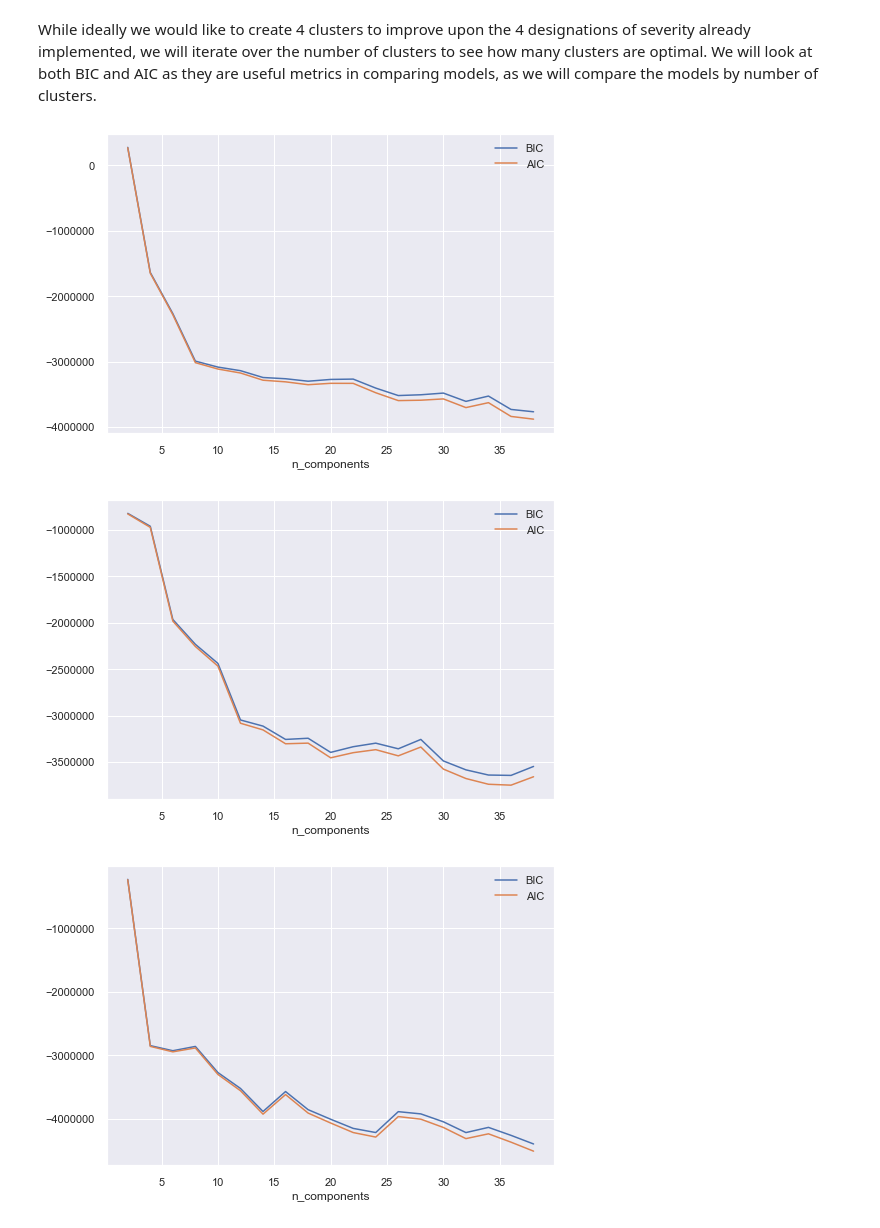
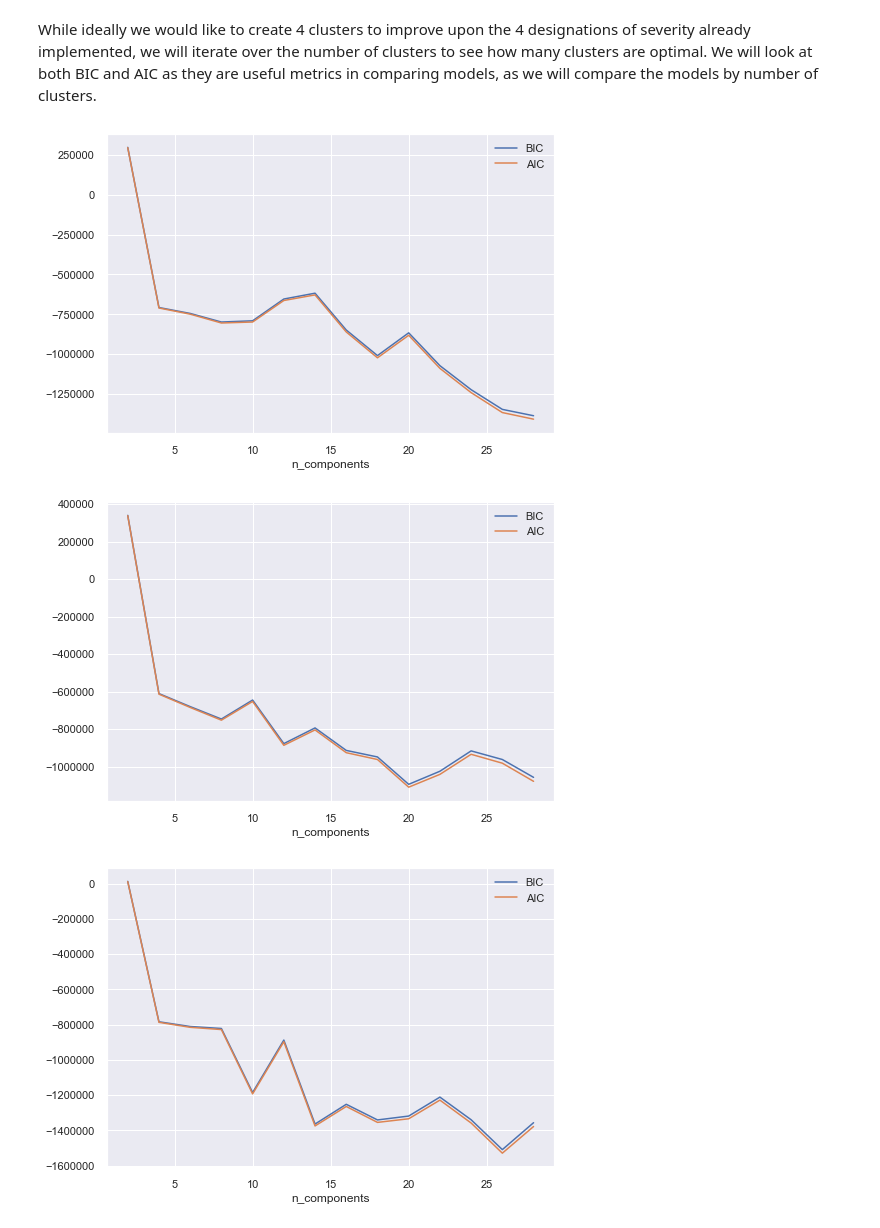
Before and after one commit to jbcroom/DS7331ProjectRepo, a Jupyter notebook: Project 3/AR_GMM_Clustering_v2.ipynb, the cells around one changed output. Saved outputs shown, nothing was run; the diff lists cells and outputs as text; code cells hidden in the pictures.

Commit message:
Allison updating v2 GMM Clustering

```diff
--- a/Project 3/AR_GMM_Clustering_v2.ipynb
+++ b/Project 3/AR_GMM_Clustering_v2.ipynb
@@ -62,3 +54,36 @@ df2 = df2.sort_values("Start_Time")
+# %%
+# df_ungroupedSev.columns
+# I am including weather data and important variables from Lab 2 for predicting severity
+# (mainly whether the accident occured near a junction of some kind)
+# I will not be including Severity in the clustering since that is assessed at a later time, but want to look at it later
+# I'm removing Distance(mi), Time Duration because I think it may be data leakage
+
+# df = df_ungroupedSev[['Severity', 'Start_Lat', 'Start_Lng','Temperature(F)',
+#                       'Wind_Chill(F)', 'Humidity(%)', 'Pressure(in)', 'Visibility(mi)',
+#                       'Wind_Speed(mph)', 'Precipitation(in)','Crossing', 'Yield', 'Junction',
+#                       'Stop', 'Traffic_Signal',
+#                       'Start_Hour', 'Start_Time', 'Side_L',
+#                       'Start_Weekday_Fri', 'Start_Weekday_Mon', 'Start_Weekday_Sat',
+#                       'Start_Weekday_Sun', 'Start_Weekday_Thu', 'Start_Weekday_Tue','Weather_Condition_Collapsed_Clear',
+#        'Weather_Condition_Collapsed_Clear/Windy',
+#        'Weather_Condition_Collapsed_Cloudy',
+#        'Weather_Condition_Collapsed_Cloudy/Windy',
+#        'Weather_Condition_Collapsed_Dust',
+#        'Weather_Condition_Collapsed_Dust/Windy',
+#        'Weather_Condition_Collapsed_Fog', 'Weather_Condition_Collapsed_Icy',
+#        'Weather_Condition_Collapsed_Rain',
+#        'Weather_Condition_Collapsed_Rain/Windy',
+#        'Weather_Condition_Collapsed_Rainy', 'Weather_Condition_Collapsed_Sand',
+#        'Weather_Condition_Collapsed_Smoke', 'Weather_Condition_Collapsed_Snow',
+#        'Weather_Condition_Collapsed_Snow/Windy',
+#        'Weather_Condition_Collapsed_Snowy']]
+
+df = df_ungroupedSev[["Start_Time",'Severity', 'Start_Lat', 'Start_Lng','Temperature(F)','Side_L','Humidity(%)', 'Pressure(in)',
+                    'Junction',  'Stop', 'Traffic_Signal','Crossing', 'Yield']]
+# print(type(df))
+# %%
+df2 = df.sort_values("Start_Time")
+# df2.head()
 # %%
 import datetime as dt
 
@@ -272,10 +203,14 @@ cluster_pct_df
 # %% [markdown]
 While ideally we would like to create 4 clusters to improve upon the 4 designations of severity already implemented, we will iterate over the number of clusters to see how many clusters are optimal. We will look at both BIC and AIC as they are useful metrics in comparing models, as we will compare the models by number of clusters.
+# %%
+n_components = np.arange(2,30,step=2)
 # %%
 # Since I'm thinking 4 clusters may not be enough, I'm going to look at optimal # of clusters for each season
 # by BIC and AIC (lower is better)
+train = winter_train.drop(columns=['Start_Time'])
+train.reset_index(level=0, inplace=True)
+train.head()
 
-n_components = np.arange(2,40,step=2)
 models = [mixture.GaussianMixture(n, covariance_type='full', random_state=123).fit(train.drop(columns=drop_cols))
           for n in n_components]
 
@@ -284,28 +219,26 @@ plt.plot(n_components, [m.aic(train.drop(columns=drop_cols)) for m in models], l
 plt.legend(loc='best')
 plt.xlabel('n_components');
 # %% [output]
-[figure, old version]
+[figure, new version]
 # %%
 train = spring_train.drop(columns=['Start_Time'])
 train.reset_index(level=0, inplace=True)
 # train.head()
 
-n_components = np.arange(2,40,step=2)
 models = [mixture.GaussianMixture(n, covariance_type='full', random_state=123).fit(train.drop(columns=drop_cols))
           for n in n_components]
 
 plt.plot(n_components, [m.bic(train.drop(columns=drop_cols)) for m in models], label='BIC')
 plt.plot(n_components, [m.aic(train.drop(columns=drop_cols)) for m in models], label='AIC')
 plt.legend(loc='best')
 plt.xlabel('n_components');
 # %% [output]
-[figure, old version]
+[figure, new version]
 # %%
 train = summer_train.drop(columns=['Start_Time'])
 train.reset_index(level=0, inplace=True)
 # train.head()
 
-n_components = np.arange(2,40,step=2)
 models = [mixture.GaussianMixture(n, covariance_type='full', random_state=123).fit(train.drop(columns=drop_cols))
           for n in n_components]
 
@@ -314,7 +247,7 @@ plt.plot(n_components, [m.aic(train.drop(columns=drop_cols)) for m in models], l
 plt.legend(loc='best')
 plt.xlabel('n_components');
 # %% [output]
-[figure, old version]
+[figure, new version]
 # %%
 train = fall_train.drop(columns=['Start_Time'])
 train.reset_index(level=0, inplace=True)
```
Also changed, not shown: parts of 47 cells of this notebook.
